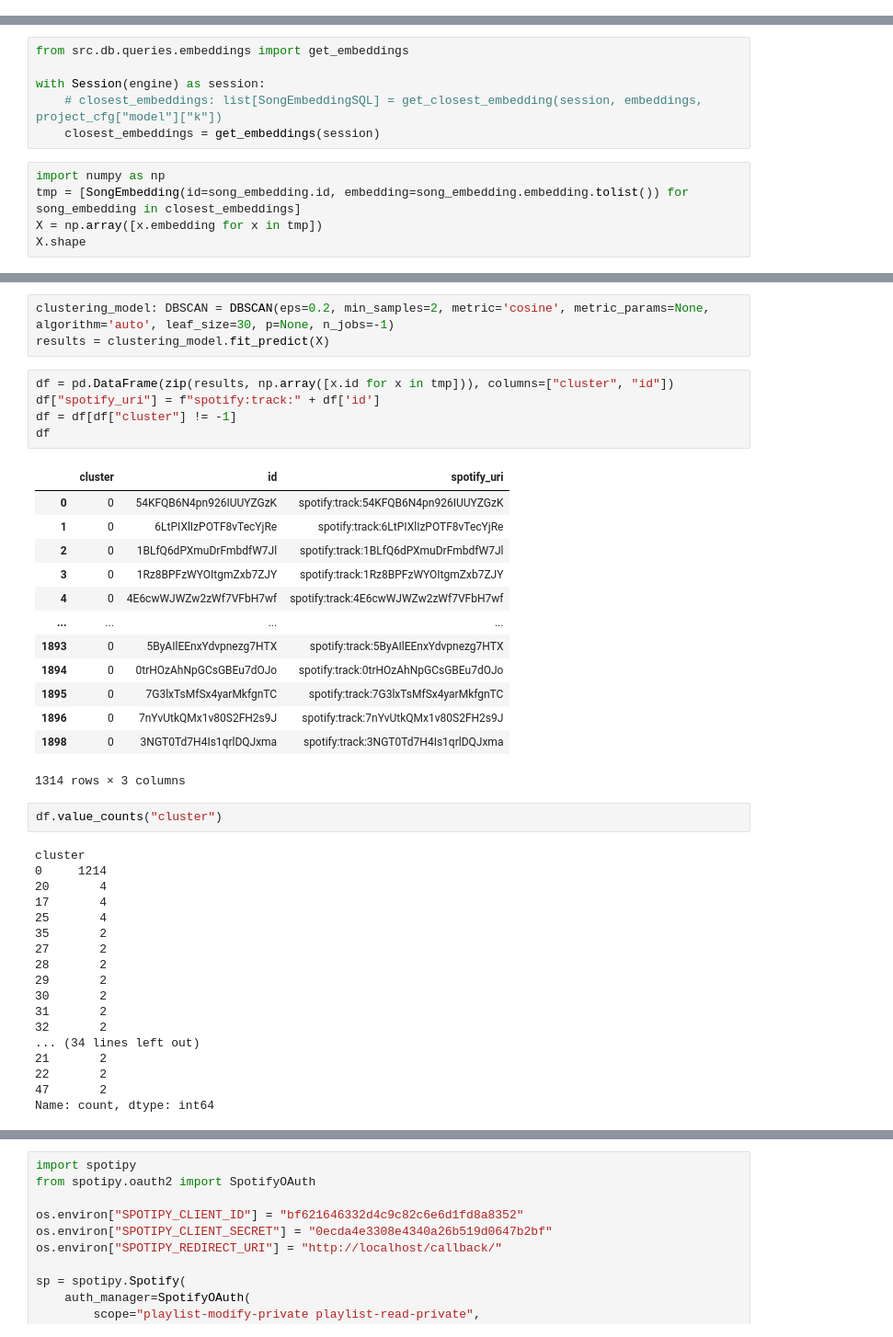
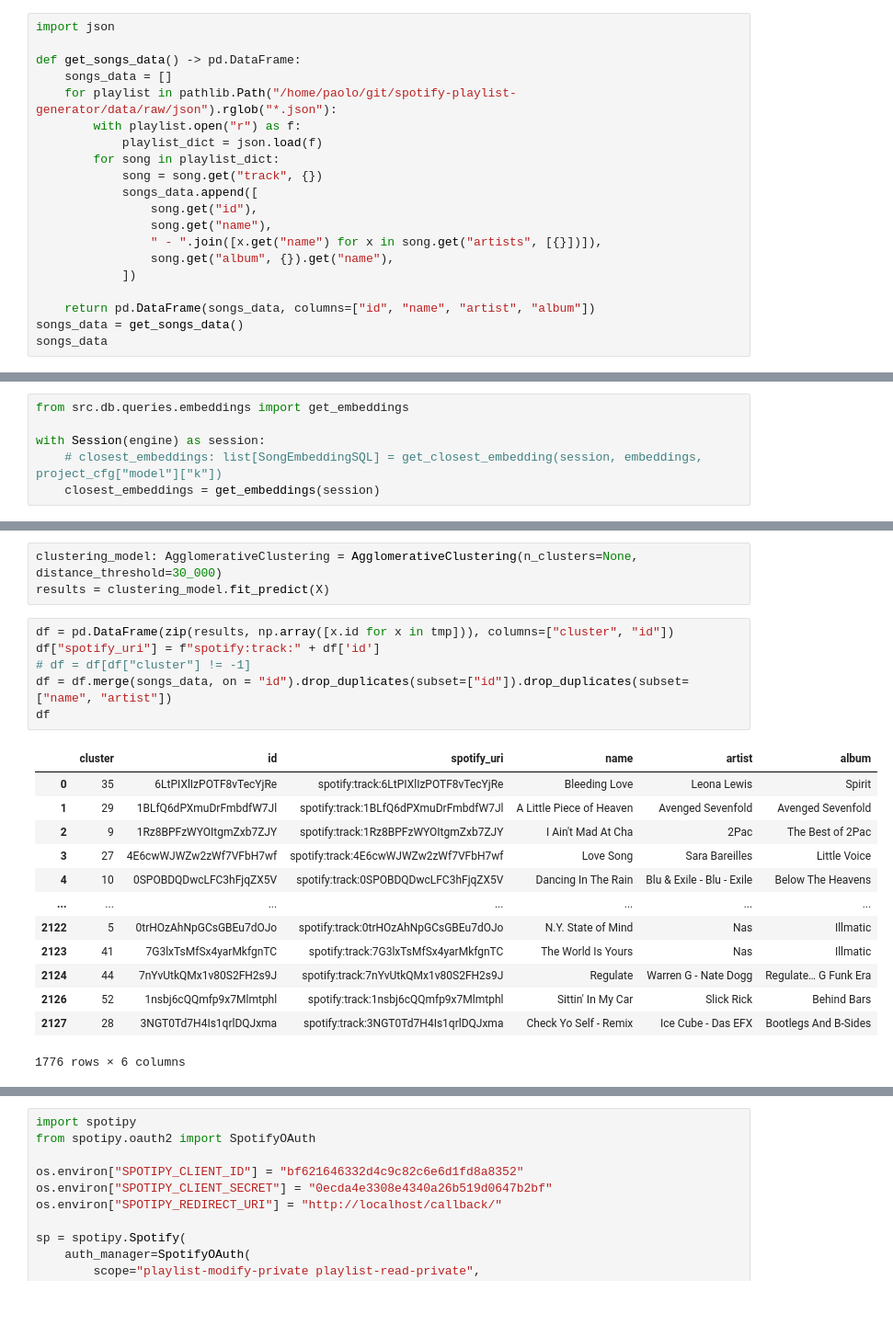
Before and after one commit to paolo-sofia/spotify-playlist-generator, a Jupyter notebook: notebooks/clustering.ipynb, the cells around one changed output, grey strips where cells are left out. Shown: that part at 92% size. Drawn from its saved outputs; the diff is of its cells as text; blank space fills up the shorter version.

```diff
--- a/notebooks/clustering.ipynb
+++ b/notebooks/clustering.ipynb
@@ -46,0 +53,20 @@ tracks: list[dict[str, str]] = [{"song_id": x.stem, "audio_path": x} for x in pa
+# %%
+import json
+
+def get_songs_data() -> pd.DataFrame:
+    songs_data = []
+    for playlist in pathlib.Path("/home/paolo/git/spotify-playlist-generator/data/raw/json").rglob("*.json"):
+        with playlist.open("r") as f:
+            playlist_dict = json.load(f)
+        for song in playlist_dict:
+            song = song.get("track", {})
+            songs_data.append([
+                song.get("id"),
+                song.get("name"),
+                " - ".join([x.get("name") for x in song.get("artists", [{}])]),
+                song.get("album", {}).get("name"),
+            ])
+
+    return pd.DataFrame(songs_data, columns=["id", "name", "artist", "album"])
+songs_data = get_songs_data()
+songs_data
@@ -67,8 +113,3 @@ from src.db.queries.embeddings import get_embeddings
 with Session(engine) as session:
     # closest_embeddings: list[SongEmbeddingSQL] = get_closest_embedding(session, embeddings, project_cfg["model"]["k"])
     closest_embeddings = get_embeddings(session)
-# %%
-import numpy as np
-tmp = [SongEmbedding(id=song_embedding.id, embedding=song_embedding.embedding.tolist()) for song_embedding in closest_embeddings]
-X = np.array([x.embedding for x in tmp])
-X.shape
@@ -115,42 +292,23 @@ Epsilon: 0.3 - Minimum samples: 100 - num clusters: 2
 # %%
-clustering_model: DBSCAN = DBSCAN(eps=0.2, min_samples=2, metric='cosine', metric_params=None, algorithm='auto', leaf_size=30, p=None, n_jobs=-1)
+clustering_model: AgglomerativeClustering = AgglomerativeClustering(n_clusters=None, distance_threshold=30_000)
 results = clustering_model.fit_predict(X)
 # %%
 df = pd.DataFrame(zip(results, np.array([x.id for x in tmp])), columns=["cluster", "id"])
 df["spotify_uri"] = f"spotify:track:" + df['id']
-df = df[df["cluster"] != -1]
+# df = df[df["cluster"] != -1]
+df = df.merge(songs_data, on = "id").drop_duplicates(subset=["id"]).drop_duplicates(subset=["name", "artist"])
 df
 # %% [output]
-|  | cluster | id | spotify_uri |
-| 0 | 0 | 54KFQB6N4pn926IUUYZGzK | spotify:track:54KFQB6N4pn926IUUYZGzK |
-| 1 | 0 | 6LtPIXlIzPOTF8vTecYjRe | spotify:track:6LtPIXlIzPOTF8vTecYjRe |
-| 2 | 0 | 1BLfQ6dPXmuDrFmbdfW7Jl | spotify:track:1BLfQ6dPXmuDrFmbdfW7Jl |
-| 3 | 0 | 1Rz8BPFzWYOItgmZxb7ZJY | spotify:track:1Rz8BPFzWYOItgmZxb7ZJY |
-| 4 | 0 | 4E6cwWJWZw2zWf7VFbH7wf | spotify:track:4E6cwWJWZw2zWf7VFbH7wf |
-| ... | ... | ... | ... |
-| 1893 | 0 | 5ByAIlEEnxYdvpnezg7HTX | spotify:track:5ByAIlEEnxYdvpnezg7HTX |
-| 1894 | 0 | 0trHOzAhNpGCsGBEu7dOJo | spotify:track:0trHOzAhNpGCsGBEu7dOJo |
-| 1895 | 0 | 7G3lxTsMfSx4yarMkfgnTC | spotify:track:7G3lxTsMfSx4yarMkfgnTC |
-| 1896 | 0 | 7nYvUtkQMx1v80S2FH2s9J | spotify:track:7nYvUtkQMx1v80S2FH2s9J |
-| 1898 | 0 | 3NGT0Td7H4Is1qrlDQJxma | spotify:track:3NGT0Td7H4Is1qrlDQJxma |
+|  | cluster | id | spotify_uri | name | artist | album |
+| 0 | 35 | 6LtPIXlIzPOTF8vTecYjRe | spotify:track:6LtPIXlIzPOTF8vTecYjRe | Bleeding Love | Leona Lewis | Spirit |
+| 1 | 29 | 1BLfQ6dPXmuDrFmbdfW7Jl | spotify:track:1BLfQ6dPXmuDrFmbdfW7Jl | A Little Piece of Heaven | Avenged Sevenfold | Avenged Sevenfold |
+| 2 | 9 | 1Rz8BPFzWYOItgmZxb7ZJY | spotify:track:1Rz8BPFzWYOItgmZxb7ZJY | I Ain't Mad At Cha | 2Pac | The Best of 2Pac |
+| 3 | 27 | 4E6cwWJWZw2zWf7VFbH7wf | spotify:track:4E6cwWJWZw2zWf7VFbH7wf | Love Song | Sara Bareilles | Little Voice |
+| 4 | 10 | 0SPOBDQDwcLFC3hFjqZX5V | spotify:track:0SPOBDQDwcLFC3hFjqZX5V | Dancing In The Rain | Blu & Exile - Blu - Exile | Below The Heavens |
+| ... | ... | ... | ... | ... | ... | ... |
+| 2122 | 5 | 0trHOzAhNpGCsGBEu7dOJo | spotify:track:0trHOzAhNpGCsGBEu7dOJo | N.Y. State of Mind | Nas | Illmatic |
+| 2123 | 41 | 7G3lxTsMfSx4yarMkfgnTC | spotify:track:7G3lxTsMfSx4yarMkfgnTC | The World Is Yours | Nas | Illmatic |
+| 2124 | 44 | 7nYvUtkQMx1v80S2FH2s9J | spotify:track:7nYvUtkQMx1v80S2FH2s9J | Regulate | Warren G - Nate Dogg | Regulate… G Funk Era |
+| 2126 | 52 | 1nsbj6cQQmfp9x7Mlmtphl | spotify:track:1nsbj6cQQmfp9x7Mlmtphl | Sittin' In My Car | Slick Rick | Behind Bars |
+| 2127 | 28 | 3NGT0Td7H4Is1qrlDQJxma | spotify:track:3NGT0Td7H4Is1qrlDQJxma | Check Yo Self - Remix | Ice Cube - Das EFX | Bootlegs And B-Sides |
-1314 rows × 3 columns
+1776 rows × 6 columns
-# %%
-df.value_counts("cluster")
-# %% [output]
-cluster
-0     1214
-20       4
-17       4
-25       4
-35       2
-27       2
-28       2
-29       2
-30       2
-31       2
-32       2
-... (34 lines left out)
-21       2
-22       2
-47       2
-Name: count, dtype: int64
```
Also changed, not shown: parts of 21 cells of this notebook, 17 other files.
